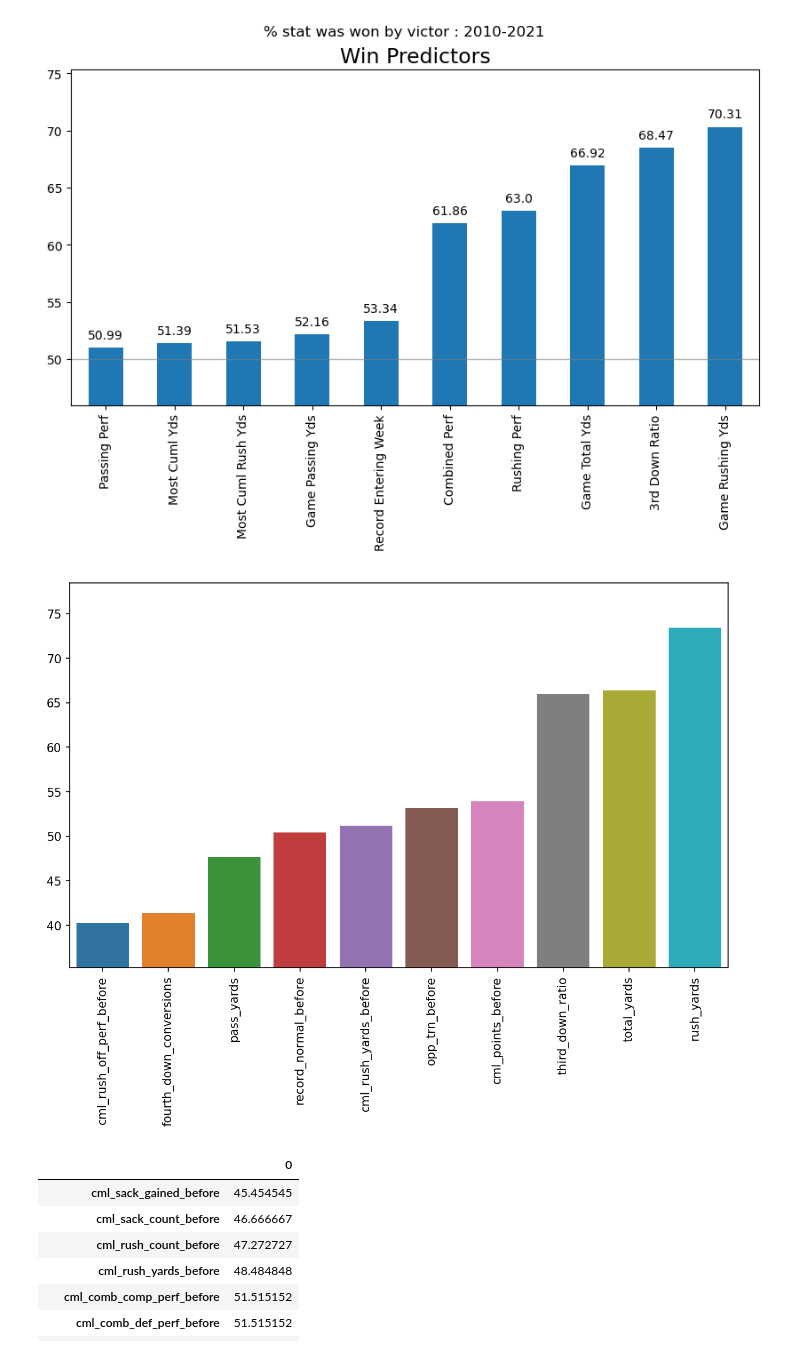
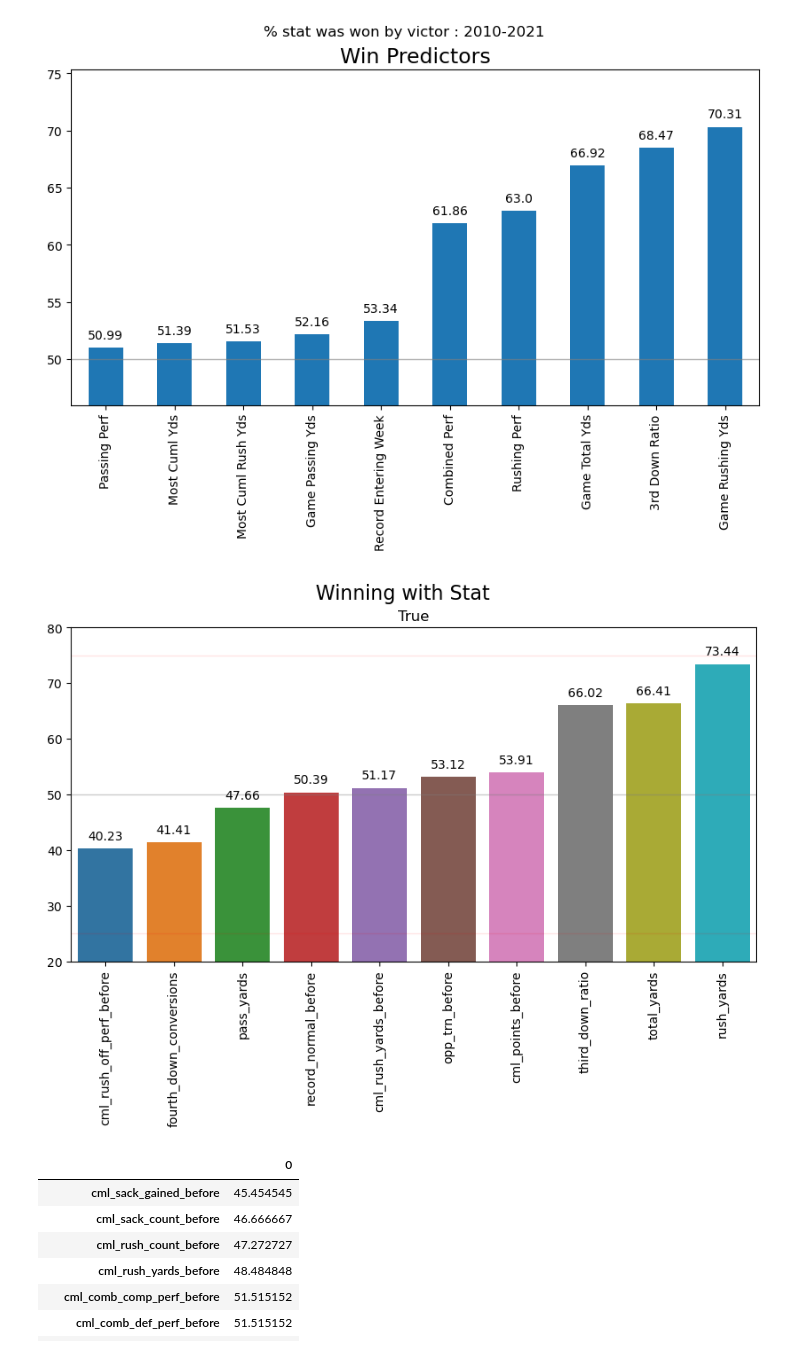
Before and after one commit to bladnman/footballing, a Jupyter notebook: notebooks/2.0.visualizations/working_viz.ipynb, the cells around one changed output. Cells and saved outputs as stored; diff of their text form; code cells hidden in the pictures.

```diff
--- a/notebooks/2.0.visualizations/working_viz.ipynb
+++ b/notebooks/2.0.visualizations/working_viz.ipynb
@@ -79,8 +50,0 @@ Text(0.5, 0.98, 'Is having the most yards previously a predictor? : 2010-2021')
-# %%
-nfld = gu.NFL_Data(DATA_PATH)
-df = gu.get_year_week(nfld.data_by_game(), 2018, 6)
-count = len(df)
-df[
-    (df['win'] == 1)&(df['team_cml_total_yards_before'] > df['opponent_cml_total_yards_before']) |
-    (df['win'] == 0)&(df['opponent_cml_total_yards_before'] <= df['team_cml_total_yards_before'])
-  ]
@@ -158,43 +111,44 @@ for p in ax.patches:
 # %% [output]
 [figure]
 # %%
-
+import importlib
+importlib.reload(guplot) # every run
 ###
 ### WIN PREDICTORS
 ###
 
 df = nfld.data_by_game()
 df = df[df['year'] == 2018]
 # df = df[df['week'] == 14]
 
 fields = [
-  'record_normal_before',
-  'third_down_ratio',
-  'cml_points_before',
-  'cml_rush_yards_before',
-  'cml_rush_off_perf_before',
-  'fourth_down_conversions',
-  'opp_trn_before',
-  'rush_yards',
-  'pass_yards',
-  'total_yards',
+    'record_normal_before',
+    'third_down_ratio',
+    'cml_points_before',
+    'cml_rush_yards_before',
+    'cml_rush_off_perf_before',
+    'fourth_down_conversions',
+    'opp_trn_before',
+    'rush_yards',
+    'pass_yards',
+    'total_yards',
 ]
 data = {}
 for field in fields:
-  perc, total = gu.get_wins_with_more_in_field(df, field)
-  data[field] = perc
+    perc, total = gu.get_wins_with_more_in_field(df, field)
+    data[field] = perc
 
-
-for item in data: data[item] = [data[item]]
+for item in data:
+    data[item] = [data[item]]
 pdf = pd.DataFrame(data)
 # sort the columns
 pdf = pdf.T.sort_values(by=0).T
-plt.figure(figsize=(10,6), dpi=150)
-sns.barplot(data=pdf)
-plt.ylim(pdf.T.min()[0] - 5, pdf.T.max()[0] + 5)
-plt.xticks(rotation=90);
+guplot.bar_percent_plot(pdf,
+                        suptitle="Winning with Stat",
+                        title=True,
+                        ylimit=(20,80))
 # %% [output]
-[figure, old version]
+[figure, new version]
 # %%
 
 ###
```
Also changed, not shown: parts of 4 cells of this notebook, 5 other files.
